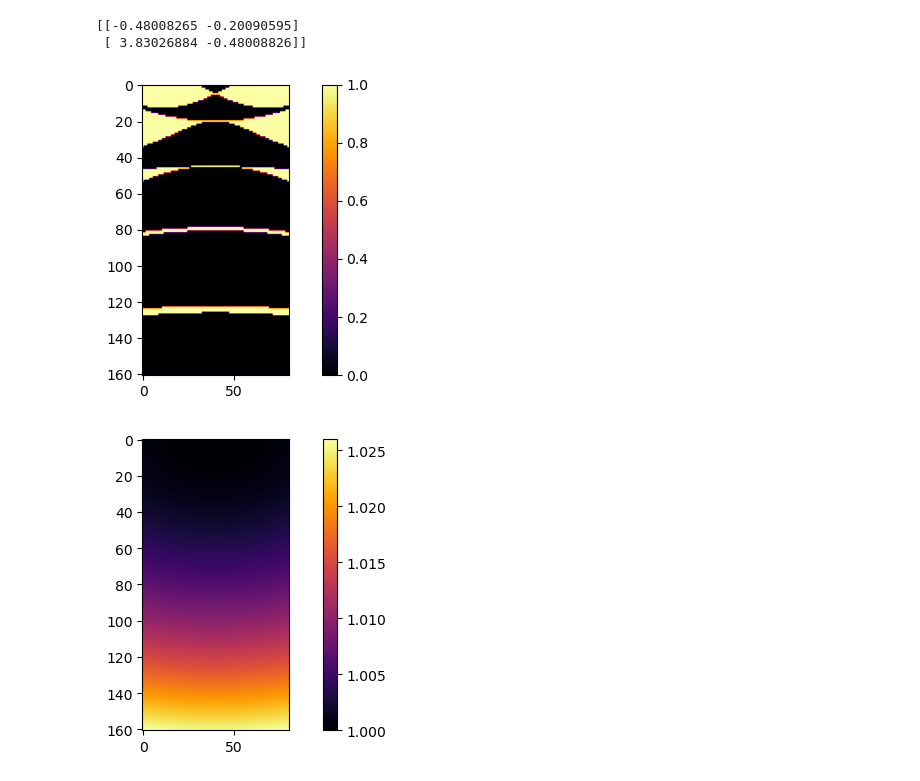
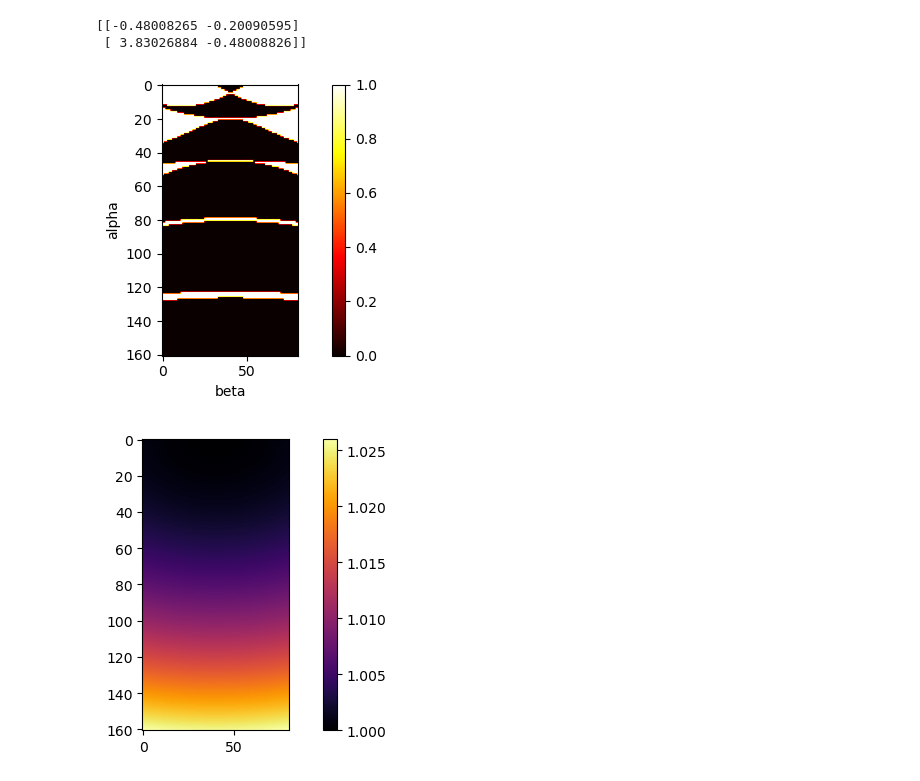
Before and after one commit to andreaspzeniou/Differential-equations, a Jupyter notebook: Dynamical-Systems-PSET-1.ipynb, the cells around one changed output. Cells and saved outputs as stored; diff of their text form; code cells hidden in the pictures.

```diff
--- a/Dynamical-Systems-PSET-1.ipynb
+++ b/Dynamical-Systems-PSET-1.ipynb
@@ -4,18 +4,18 @@ import numpy as np
 import matplotlib.pyplot as plt
 import math
 # %%
-def midpoint_method(x_0, N, T, f, params):
+def midpoint_method(x_0, N, T, f, params, k = 1):
 
     Del = T / N
-    A = [x_0]
+    A = [x_0.copy()]
 
     t = 0
 
-    for i in range(N):
+    for i in range(N * k):
 
         k_t = x_0 + Del / 2 * f(t, x_0, params)
         x_0 += Del * f(t + Del / 2, k_t, params)
-        A.append(x_0)
+        A.append(x_0.copy())
 
         t += Del
 
@@ -30,14 +30,14 @@ def mathieu_equation(t, x, params):
 
     return np.array(A_t @ x)
 # %%
-def calc_monodromy(a,b):
+def calc_monodromy(a,b,f):
 
     x_0 = np.identity(2)
     T = 2 * np.pi
     N = 100
     params = [a,b]
 
-    A = midpoint_method(x_0, N, T, mathieu_equation, params)
+    A = midpoint_method(x_0, N, T, f, params)
 
     x_T = A[-1]
 
@@ -53,7 +53,7 @@ A = {}
 for a in range(161):
     for b in range(-40,41):
 
-        M = calc_monodromy(a / 20,b / 20)
+        M = calc_monodromy(a / 20,b / 20, mathieu_equation)
         A["a:"+str(a)+"b:"+str(b)] = M
 
         eigvalues = np.linalg.eig(M)[0]
@@ -73,12 +73,14 @@ for a in range(161):
 # %%
 plt.rcParams["figure.figsize"] = [7.00, 3.50]
 plt.rcParams["figure.autolayout"] = True
 data2D = A_graphing
-im = plt.imshow(data2D, cmap="inferno")
-plt.colorbar(im)
+im = plt.imshow(data2D, cmap="hot")
+plt.colorbar()
+plt.xlabel("beta")
+plt.ylabel("alpha")
 plt.show()
 # %% [output]
-[figure, old version]
+[figure, new version]
 # %%
 A_graphing = []
 
```
Also changed, not shown: parts of 20 cells of this notebook, 4 other files.
